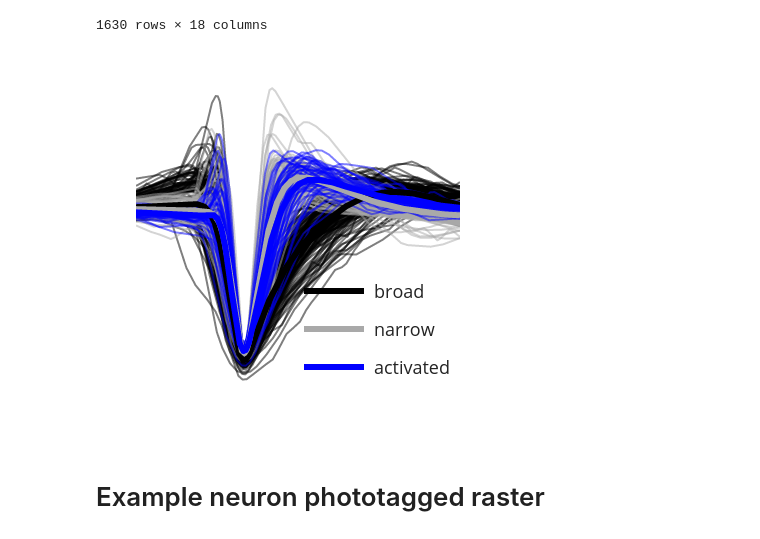
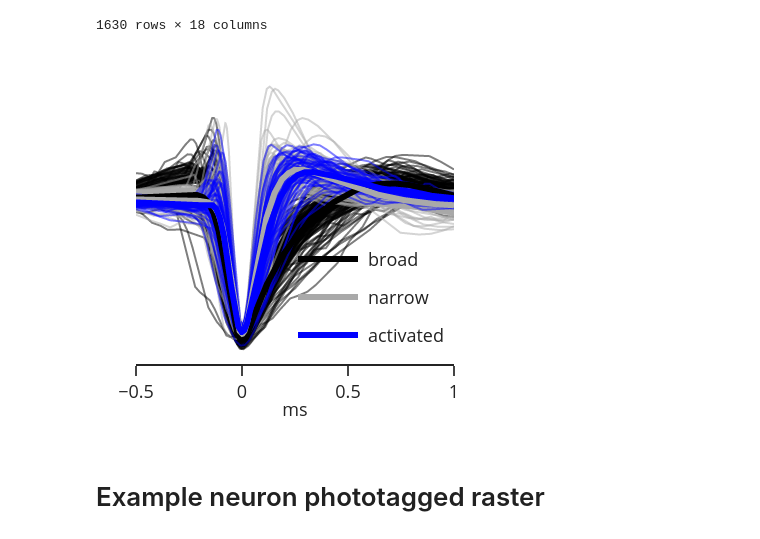
Before and after one commit to Mateo-Lopez-Espejo/context_probe_analysis, a Jupyter notebook: notebooks/220816_cell_type_ctx_modulation.ipynb, the cells around one changed output. Cells and saved outputs as stored; diff of their text form; code cells hidden in the pictures.

```diff
--- a/notebooks/220816_cell_type_ctx_modulation.ipynb
+++ b/notebooks/220816_cell_type_ctx_modulation.ipynb
@@ -627,38 +629,39 @@ for clss, color in zip(['broad', 'narrow', 'activated'],[Black, DarkGray, HardBl
 w, h = 2, 2
 fig.update_layout(template='simple_white',
                   width=96 * w, height=96 * h,
                   margin=dict(t=10, b=10, l=10, r=10),
                   xaxis=dict(title=dict(standoff=0,
-                                        text=''
+                                        text='ms',
+                                        font_size=9
                                         ),
-                             showticklabels=False,
-                             showline=False,
-                             ticks='',
+                             # showticklabels=False,
+                             # showline=False,
+                             # ticks='',
                              tickfont_size=9),
                   yaxis=dict(title=dict(text='',
 
                                         standoff=0,
                                         ),
                              showticklabels=False,
                              showline=False,
                              ticks='',
                              tickfont_size=9),
                   showlegend=True,
                   legend=dict(xanchor='right', x=1,
                               yanchor='bottom', y=0,
                               font_size=9,
                               title_text='',
                               bgcolor="rgba(0,0,0,0)"),
                   )
 
 filename = folder / 'fig5_waveformsd'
 fig.write_image(filename.with_suffix('.png'), scale=4)
 fig.write_image(filename.with_suffix('.svg'))
 
 img_bytes = fig.to_image(format="png", width=96 * w, height=96 * h, scale=2)
 Image(img_bytes)
 # %% [output]
-[figure, old version]
+[figure, new version]
 # %% [markdown]
 # Example neuron phototagged raster
 # %%
```
Also changed, not shown: parts of 11 cells of this notebook, 3 other files.
